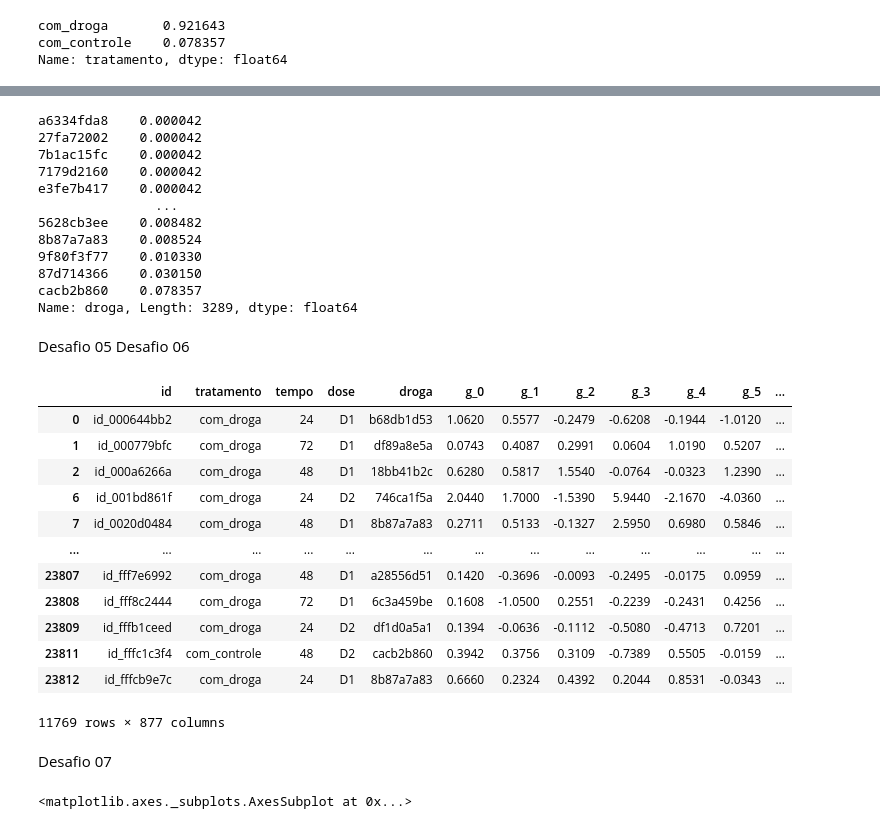
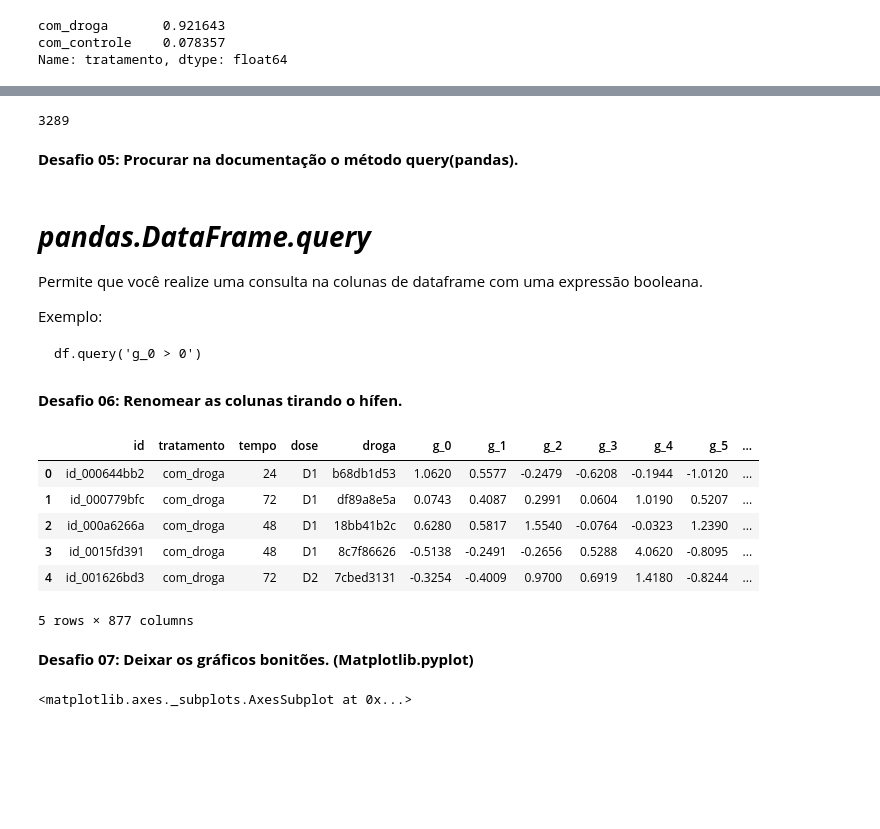
Before and after one commit to ianbs/imersao-data-science-alura, a Jupyter notebook: Aula_01.ipynb, the cells around one changed output, grey strips where cells are left out. Cells and saved outputs as stored; diff of their text form; code cells hidden in the pictures; blank space fills up the shorter version.

````diff
--- a/Aula_01.ipynb
+++ b/Aula_01.ipynb
@@ -320,40 +306,35 @@ Desafio 04
 # %%
-dados['droga'].value_counts(normalize=True).sort_values()
+quantidade_droga = dados['droga'].value_counts(normalize=True).sort_values()
+quantidade_droga.count()
 # %% [output]
-a6334fda8    0.000042
-27fa72002    0.000042
-7b1ac15fc    0.000042
-7179d2160    0.000042
-e3fe7b417    0.000042
-               ...
-5628cb3ee    0.008482
-8b87a7a83    0.008524
-9f80f3f77    0.010330
-87d714366    0.030150
-cacb2b860    0.078357
-Name: droga, Length: 3289, dtype: float64
+3289
-# %% [markdown]
-Desafio 05
-Desafio 06
+# %% [markdown]
+**Desafio 05: Procurar na documentação o método query(pandas).**
+# %% [markdown]
+# ***pandas.DataFrame.query***
+
+Permite que você realize uma consulta na colunas de dataframe com uma expressão booleana.
+
+Exemplo:
+
+```
+df.query('g_0 > 0')
+```
+# %% [markdown]
+**Desafio 06: Renomear as colunas tirando o hífen.**
 # %%
 dados.columns = [i.replace('-', '_') for i in dados.columns]
-dados.query('g_0 > 0')
+dados.head()
 # %% [output]
 |  | id | tratamento | tempo | dose | droga | g_0 | g_1 | g_2 | g_3 | g_4 | g_5 | ... |
 | 0 | id_000644bb2 | com_droga | 24 | D1 | b68db1d53 | 1.0620 | 0.5577 | -0.2479 | -0.6208 | -0.1944 | -1.0120 | ... |
 | 1 | id_000779bfc | com_droga | 72 | D1 | df89a8e5a | 0.0743 | 0.4087 | 0.2991 | 0.0604 | 1.0190 | 0.5207 | ... |
 | 2 | id_000a6266a | com_droga | 48 | D1 | 18bb41b2c | 0.6280 | 0.5817 | 1.5540 | -0.0764 | -0.0323 | 1.2390 | ... |
-| 6 | id_001bd861f | com_droga | 24 | D2 | 746ca1f5a | 2.0440 | 1.7000 | -1.5390 | 5.9440 | -2.1670 | -4.0360 | ... |
-| 7 | id_0020d0484 | com_droga | 48 | D1 | 8b87a7a83 | 0.2711 | 0.5133 | -0.1327 | 2.5950 | 0.6980 | 0.5846 | ... |
-| ... | ... | ... | ... | ... | ... | ... | ... | ... | ... | ... | ... | ... |
-| 23807 | id_fff7e6992 | com_droga | 48 | D1 | a28556d51 | 0.1420 | -0.3696 | -0.0093 | -0.2495 | -0.0175 | 0.0959 | ... |
-| 23808 | id_fff8c2444 | com_droga | 72 | D1 | 6c3a459be | 0.1608 | -1.0500 | 0.2551 | -0.2239 | -0.2431 | 0.4256 | ... |
-| 23809 | id_fffb1ceed | com_droga | 24 | D2 | df1d0a5a1 | 0.1394 | -0.0636 | -0.1112 | -0.5080 | -0.4713 | 0.7201 | ... |
-| 23811 | id_fffc1c3f4 | com_controle | 48 | D2 | cacb2b860 | 0.3942 | 0.3756 | 0.3109 | -0.7389 | 0.5505 | -0.0159 | ... |
-| 23812 | id_fffcb9e7c | com_droga | 24 | D1 | 8b87a7a83 | 0.6660 | 0.2324 | 0.4392 | 0.2044 | 0.8531 | -0.0343 | ... |
+| 3 | id_0015fd391 | com_droga | 48 | D1 | 8c7f86626 | -0.5138 | -0.2491 | -0.2656 | 0.5288 | 4.0620 | -0.8095 | ... |
+| 4 | id_001626bd3 | com_droga | 72 | D2 | 7cbed3131 | -0.3254 | -0.4009 | 0.9700 | 0.6919 | 1.4180 | -0.8244 | ... |
-11769 rows × 877 columns
+5 rows × 877 columns
-# %% [markdown]
-Desafio 07
+# %% [markdown]
+**Desafio 07: Deixar os gráficos bonitões. (Matplotlib.pyplot)**
 # %%
 dados['tempo'].value_counts().plot.bar(title='Quantidade de amostras por tempo',
                                        ylabel= "Quantidade de amostras",
````
Also changed, not shown: parts of 13 cells of this notebook.
